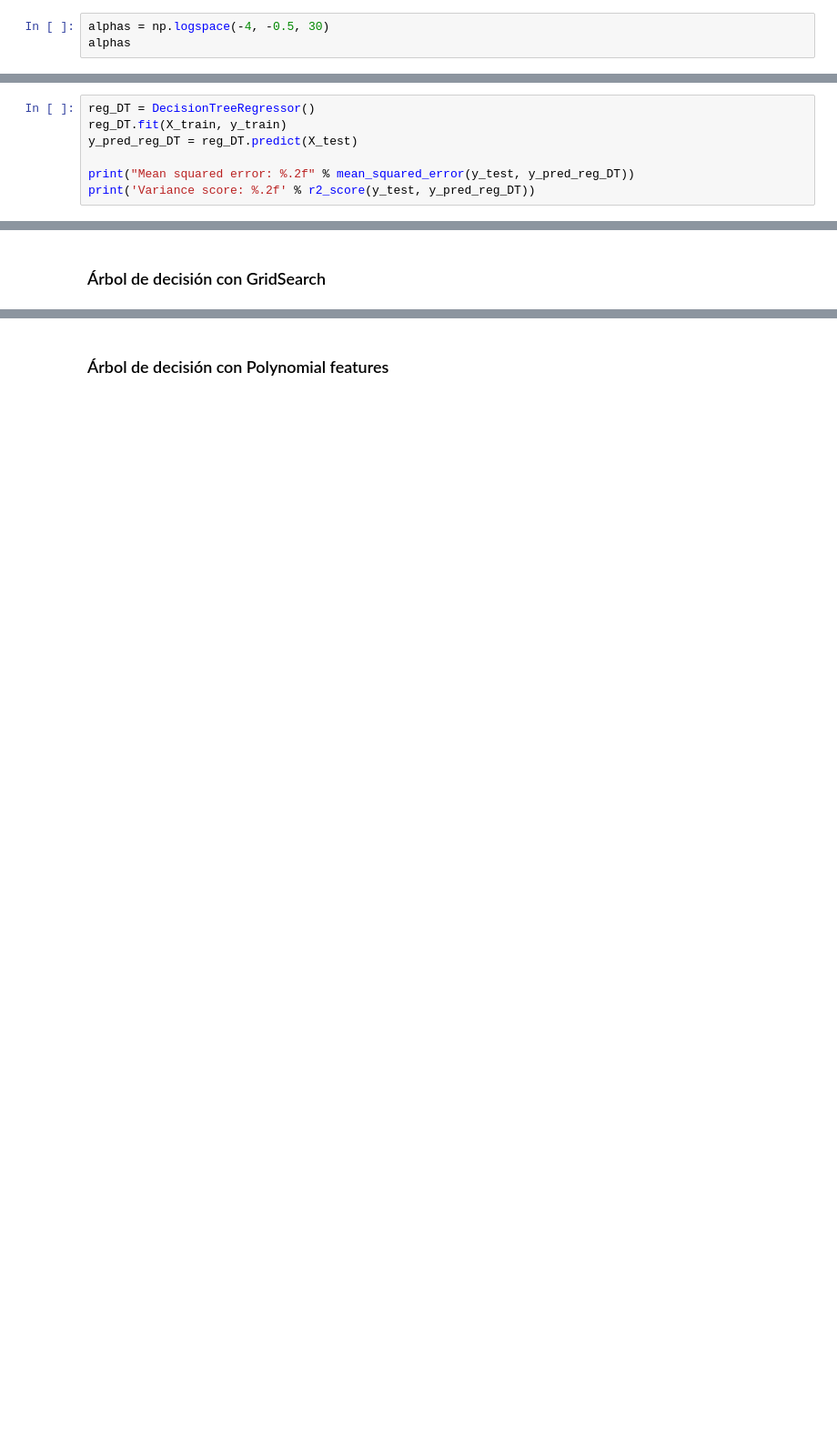
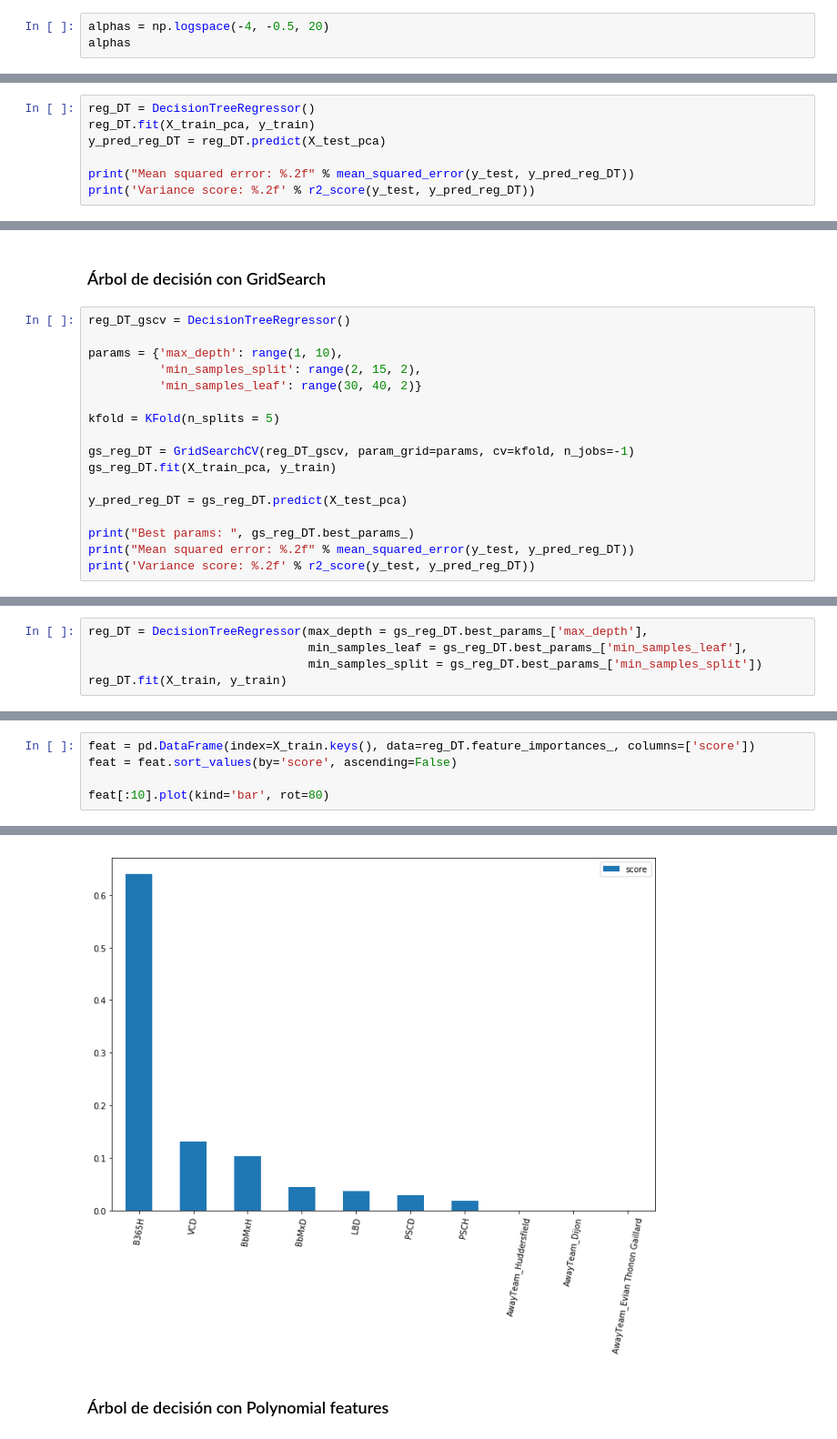
Before and after one commit to JoanMartin/UIB-MasterInBigData, a Jupyter notebook: Statistical-Learning-and-Decision-Making/football_prediction/football_prediction.ipynb, the cells around one changed output, grey strips where cells are left out. Shown at 91% size. Drawn from its saved outputs; the diff is of its cells as text; blank space fills up the shorter version.

```diff
--- a/Statistical-Learning-and-Decision-Making/football_prediction/football_prediction.ipynb
+++ b/Statistical-Learning-and-Decision-Making/football_prediction/football_prediction.ipynb
@@ -435,4 +351,4 @@ from sklearn.pipeline import Pipeline
 # %%
-alphas = np.logspace(-4, -0.5, 30)
+alphas = np.logspace(-4, -0.5, 20)
 alphas
 # %% [output]
@@ -486,8 +383,8 @@ from sklearn.tree import DecisionTreeRegressor
 ### Árbol de decisión básico
 # %%
 reg_DT = DecisionTreeRegressor()
-reg_DT.fit(X_train, y_train)
-y_pred_reg_DT = reg_DT.predict(X_test)
+reg_DT.fit(X_train_pca, y_train)
+y_pred_reg_DT = reg_DT.predict(X_test_pca)
 
 print("Mean squared error: %.2f" % mean_squared_error(y_test, y_pred_reg_DT))
 print('Variance score: %.2f' % r2_score(y_test, y_pred_reg_DT))
@@ -497,2 +398,19 @@ Variance score: -0.72
 # %% [markdown]
 ### Árbol de decisión con GridSearch
+# %%
+reg_DT_gscv = DecisionTreeRegressor()
+
+params = {'max_depth': range(1, 10),
+          'min_samples_split': range(2, 15, 2),
+          'min_samples_leaf': range(30, 40, 2)}
+
+kfold = KFold(n_splits = 5)
+
+gs_reg_DT = GridSearchCV(reg_DT_gscv, param_grid=params, cv=kfold, n_jobs=-1)
+gs_reg_DT.fit(X_train_pca, y_train)
+
+y_pred_reg_DT = gs_reg_DT.predict(X_test_pca)
+
+print("Best params: ", gs_reg_DT.best_params_)
+print("Mean squared error: %.2f" % mean_squared_error(y_test, y_pred_reg_DT))
+print('Variance score: %.2f' % r2_score(y_test, y_pred_reg_DT))
@@ -521,0 +444,5 @@ gs_reg_DT.best_params_
+# %%
+reg_DT = DecisionTreeRegressor(max_depth = gs_reg_DT.best_params_['max_depth'],
+                               min_samples_leaf = gs_reg_DT.best_params_['min_samples_leaf'],
+                               min_samples_split = gs_reg_DT.best_params_['min_samples_split'])
+reg_DT.fit(X_train, y_train)
@@ -521,0 +455,6 @@ gs_reg_DT.best_params_
+# %%
+feat = pd.DataFrame(index=X_train.keys(), data=reg_DT.feature_importances_, columns=['score'])
+feat = feat.sort_values(by='score', ascending=False)
+
+feat[:10].plot(kind='bar', rot=80)
+# %% [output]
@@ -522,3 +462,4 @@ gs_reg_DT.best_params_
+[figure, added]
 # %% [markdown]
 ### Árbol de decisión con Polynomial features
 # %%
```
Also changed, not shown: parts of 74 cells of this notebook, 7 other files.
